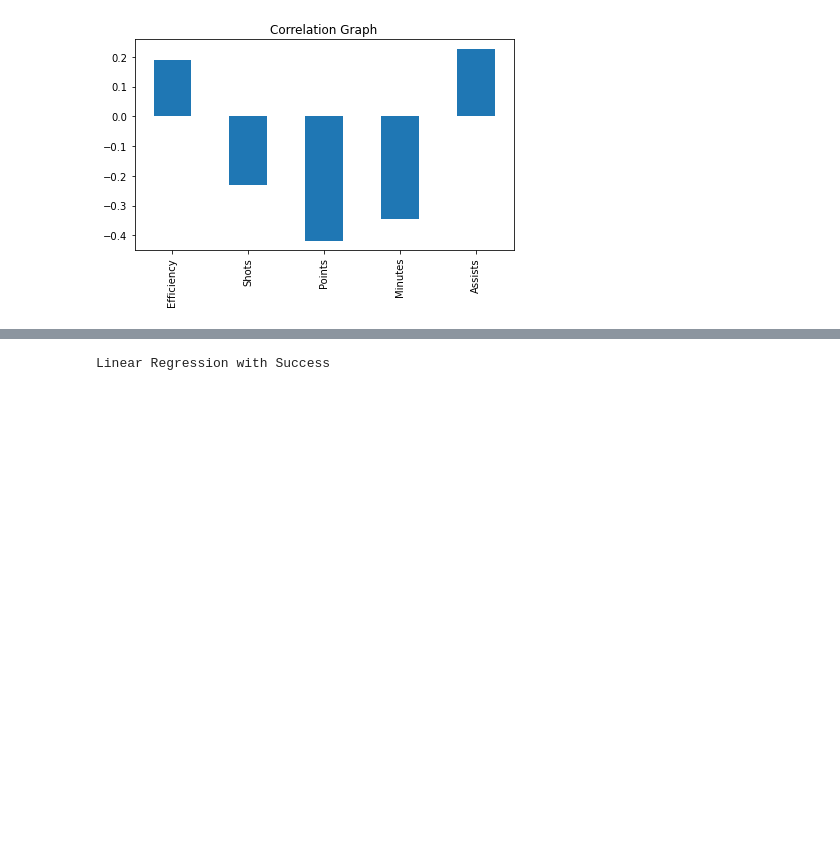
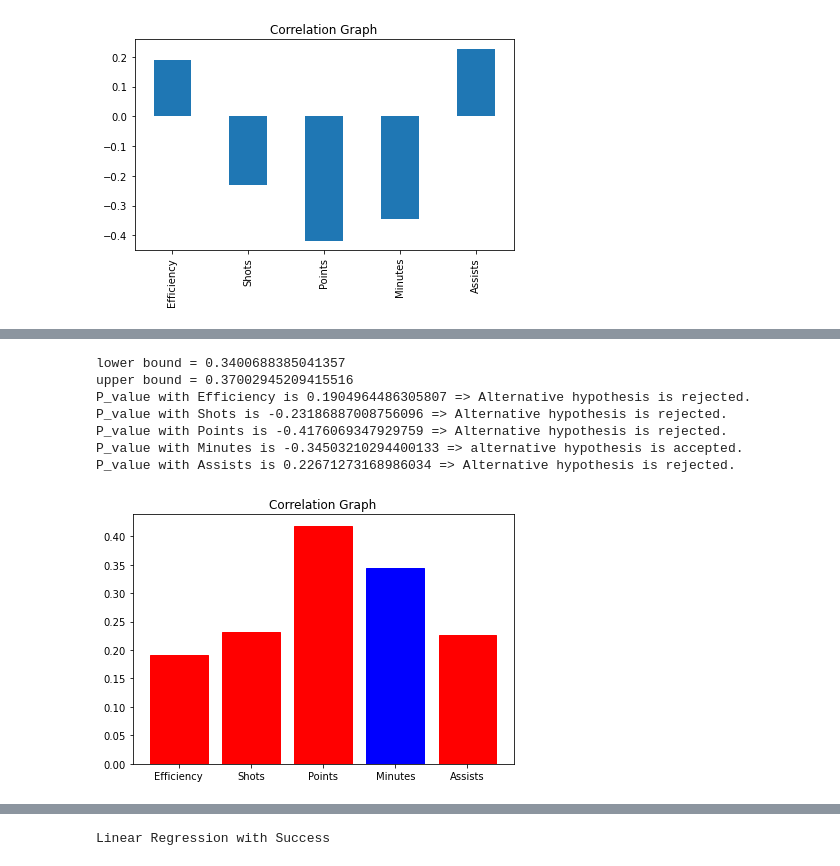
Before and after one commit to canudi/BD_final_project, a Jupyter notebook: teamwork_success.ipynb, the cells around one changed output, grey strips where cells are left out. Saved outputs shown, nothing was run; the diff lists cells and outputs as text; code cells hidden in the pictures; blank space fills up the shorter version.

```diff
--- a/final.ipynb
+++ b/teamwork_success.ipynb
@@ -247,0 +270,26 @@ dtype: float64
+# %%
+upper_bound = np.mean(success) - (np.std(success) / math.sqrt(len(success)) * t.ppf(0.01, len(success) - 1))
+lower_bound = np.mean(success) + (np.std(success) / math.sqrt(len(success)) * t.ppf(0.01, len(success) - 1))
+columns = ["Efficiency", "Shots", "Points", "Minutes", "Assists"]
+print("lower bound =", lower_bound)
+print("upper bound =", upper_bound)
+barlist = plt.bar(columns, abs(correlation_series.values))
+for i in range(len(correlation_series.values)):
+    if upper_bound < np.abs(correlation_series.values[i]) or np.abs(correlation_series.values[i]) < lower_bound:
+        barlist[i].set_color('red')
+        print(f"P_value with {columns[i]} is {correlation_series.values[i]} => Alternative hypothesis is rejected.")
+    else:
+        barlist[i].set_color('blue')
+        print(f"P_value with {columns[i]} is {correlation_series.values[i]} => Alternative hypothesis is accepted.")
+plt.tight_layout()
+plt.title('Correlation Graph')
+plt.show()
+# %% [output]
+lower bound = 0.3400688385041357
+upper bound = 0.37002945209415516
+P_value with Efficiency is 0.1904964486305807 => Alternative hypothesis is rejected.
+P_value with Shots is -0.23186887008756096 => Alternative hypothesis is rejected.
+P_value with Points is -0.4176069347929759 => Alternative hypothesis is rejected.
+P_value with Minutes is -0.34503210294400133 => alternative hypothesis is accepted.
+P_value with Assists is 0.22671273168986034 => Alternative hypothesis is rejected.
+[figure, added]
```
Also changed, not shown: parts of 4 cells of this notebook, 1 other file.
